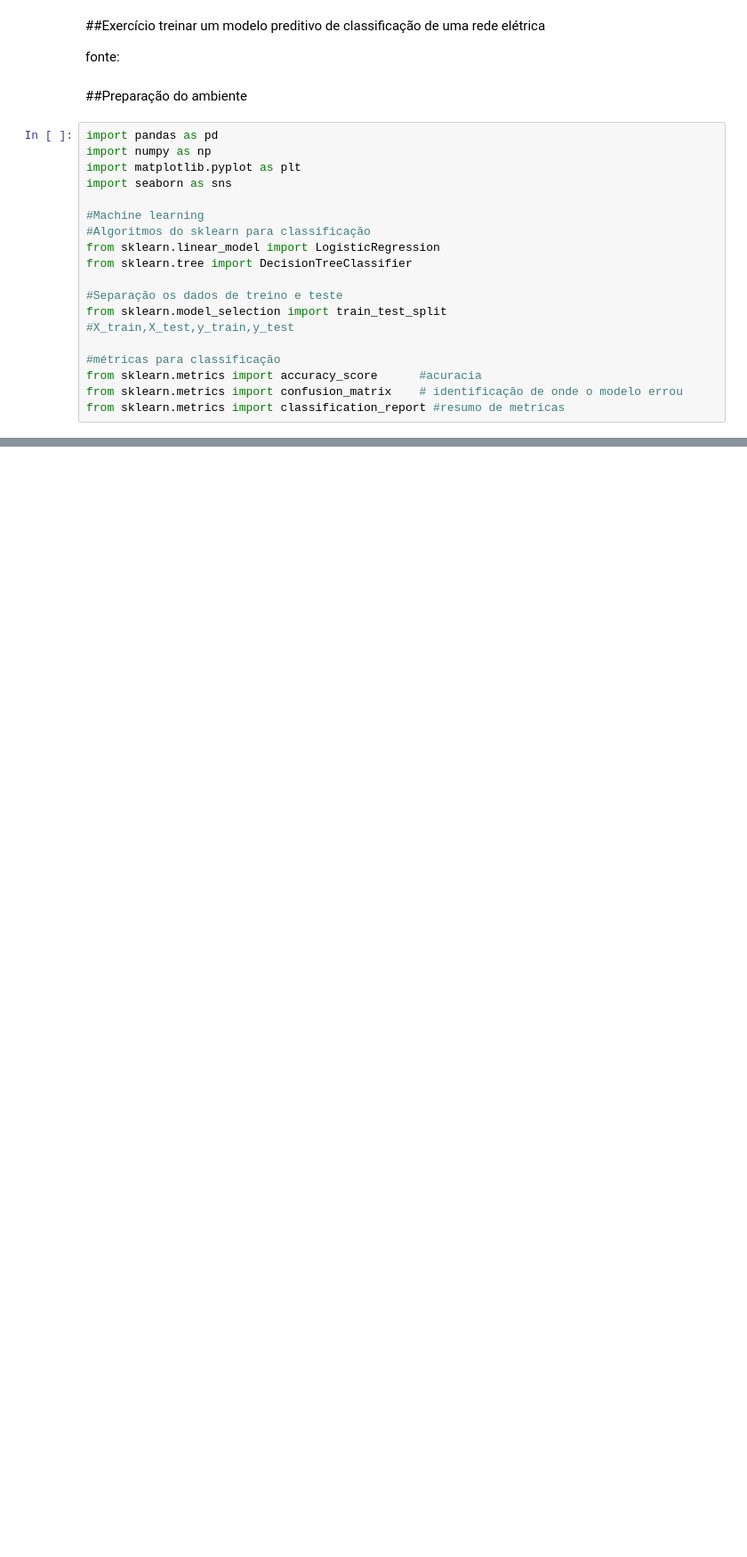
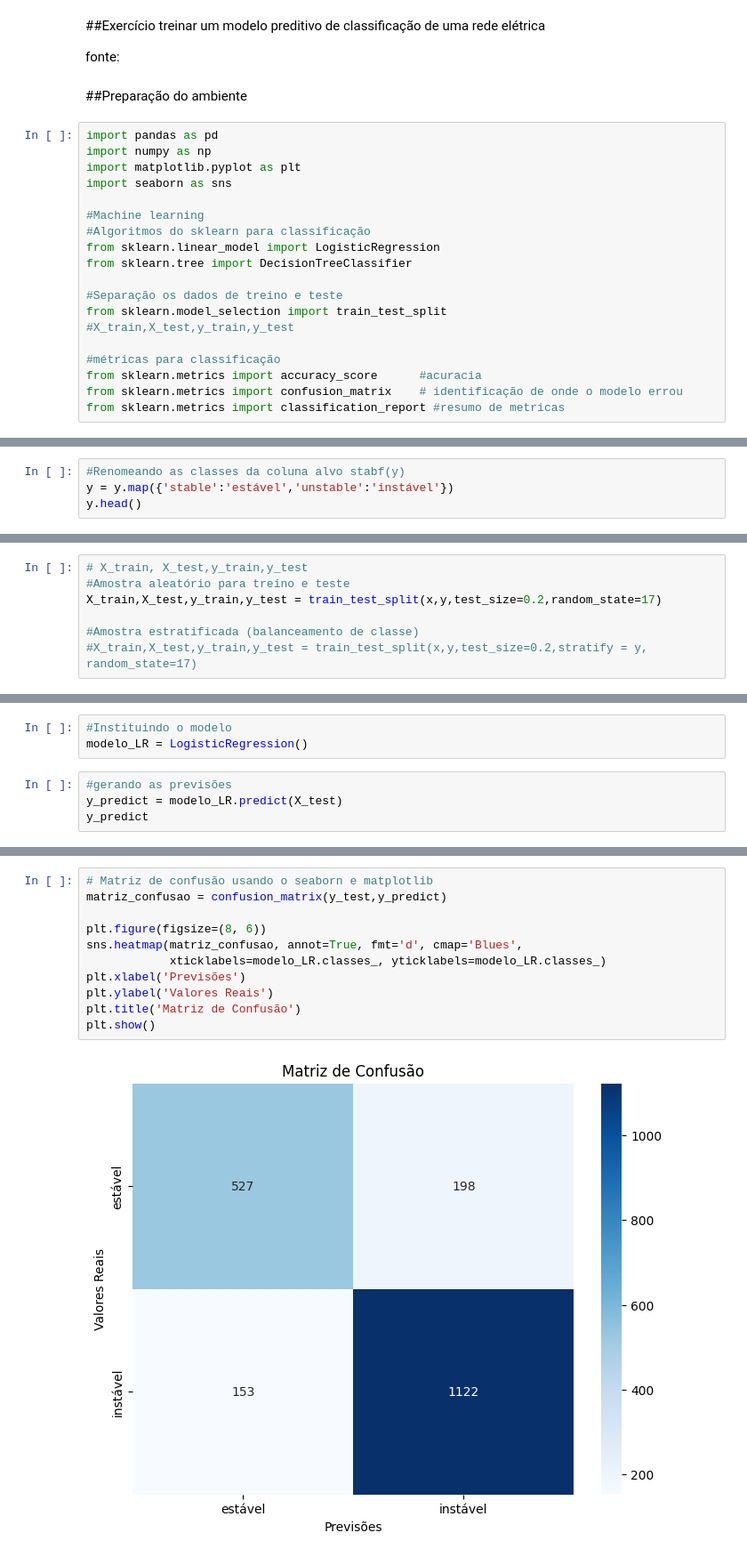
Before and after one commit to raulsampaio2007-lab/machine_learning_SERS_1CC, a Jupyter notebook: Aula_ML_Energia.ipynb, the cells around one changed output, grey strips where cells are left out. Shown at 89% size. Cells and saved outputs as stored; diff of their text form; blank space fills up the shorter version.

```diff
--- a/Aula_ML_Energia.ipynb
+++ b/Aula_ML_Energia.ipynb
@@ -29,0 +142,4 @@ from sklearn.metrics import classification_report #resumo de metricas
+# %%
+#Renomeando as classes da coluna alvo stabf(y)
+y = y.map({'stable':'estável','unstable':'instável'})
+y.head()
@@ -29,0 +156,7 @@ from sklearn.metrics import classification_report #resumo de metricas
+# %%
+# X_train, X_test,y_train,y_test
+#Amostra aleatório para treino e teste
+X_train,X_test,y_train,y_test = train_test_split(x,y,test_size=0.2,random_state=17)
+
+#Amostra estratificada (balanceamento de classe)
+#X_train,X_test,y_train,y_test = train_test_split(x,y,test_size=0.2,stratify = y, random_state=17)
@@ -29,0 +189,7 @@ from sklearn.metrics import classification_report #resumo de metricas
+# %%
+#Instituindo o modelo
+modelo_LR = LogisticRegression()
+# %%
+#gerando as previsões
+y_predict = modelo_LR.predict(X_test)
+y_predict
@@ -29,0 +209,13 @@ from sklearn.metrics import classification_report #resumo de metricas
+# %%
+# Matriz de confusão usando o seaborn e matplotlib
+matriz_confusao = confusion_matrix(y_test,y_predict)
+
+plt.figure(figsize=(8, 6))
+sns.heatmap(matriz_confusao, annot=True, fmt='d', cmap='Blues',
+            xticklabels=modelo_LR.classes_, yticklabels=modelo_LR.classes_)
+plt.xlabel('Previsões')
+plt.ylabel('Valores Reais')
+plt.title('Matriz de Confusão')
+plt.show()
+# %% [output]
+[figure, added]
```
Also changed, not shown: parts of 24 cells of this notebook.
